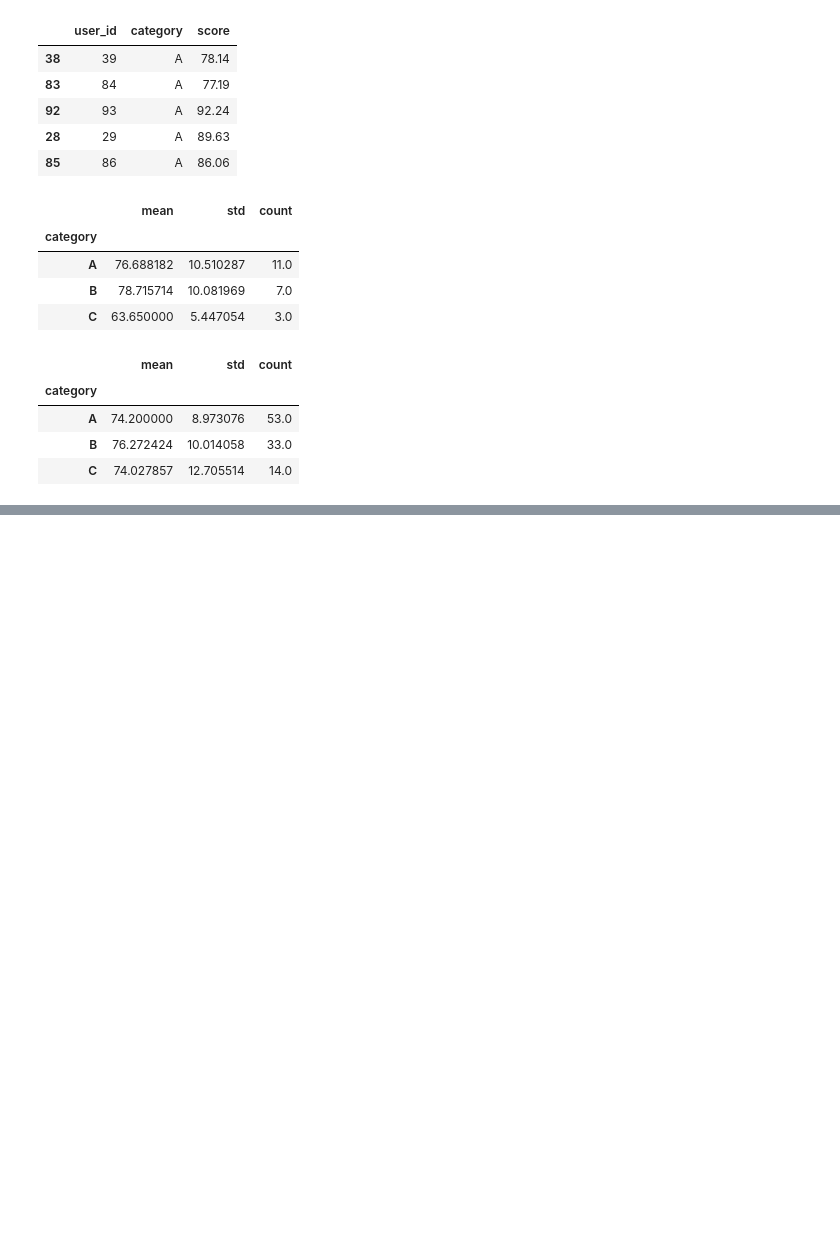
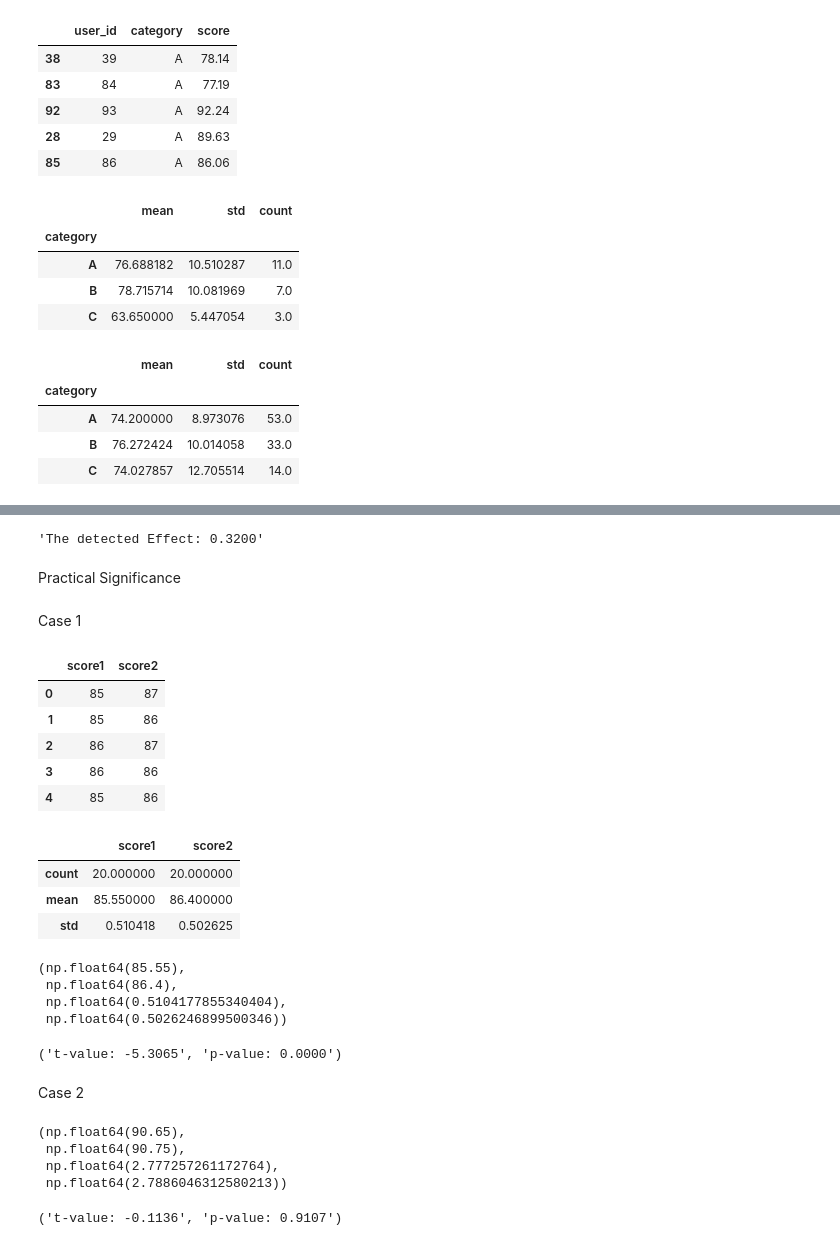
Before and after one commit to karamian-ani/data_analytics_with_python, a Jupyter notebook: notebooks/12_ab_testing_theory.ipynb, the cells around one changed output, grey strips where cells are left out. Drawn from its saved outputs; the diff is of its cells as text; code cells hidden in the pictures; blank space fills up the shorter version.

```diff
--- a/notebooks/12_ab_testing_theory.ipynb
+++ b/notebooks/12_ab_testing_theory.ipynb
@@ -123,0 +315,6 @@ stratified_sampling.head()
+# %%
+f"The detected Effect: {diff/sd_pooled:.4F}"
+# %% [output]
+'The detected Effect: 0.3200'
+# %% [markdown]
+Practical Significance
@@ -123,0 +334,49 @@ stratified_sampling.head()
+# %% [markdown]
+Case 1
+# %%
+case1=pd.read_csv("../data/ab_testing/case1.csv")
+case1.head()
+# %% [output]
+|  | score1 | score2 |
+| 0 | 85 | 87 |
+| 1 | 85 | 86 |
+| 2 | 86 | 87 |
+| 3 | 86 | 86 |
+| 4 | 85 | 86 |
+# %%
+case1.describe().loc[['count','mean','std']]
+# %% [output]
+|  | score1 | score2 |
+| count | 20.000000 | 20.000000 |
+| mean | 85.550000 | 86.400000 |
+| std | 0.510418 | 0.502625 |
+# %%
+# t-test for case 1
+c1=measures(case1)
+c1
+# %% [output]
+(np.float64(85.55),
+ np.float64(86.4),
+ np.float64(0.5104177855340404),
+ np.float64(0.5026246899500346))
+# %%
+ttest(*c1,20)
+# %% [output]
+('t-value: -5.3065', 'p-value: 0.0000')
+# %% [markdown]
+Case 2
+# %%
+case2=pd.read_csv("../data/ab_testing/case2.csv")
+case2.head()
+
+c2 = measures(case2)
+c2
+# %% [output]
+(np.float64(90.65),
+ np.float64(90.75),
+ np.float64(2.777257261172764),
+ np.float64(2.7886046312580213))
+# %%
+ttest(*c2,20)
+# %% [output]
+('t-value: -0.1136', 'p-value: 0.9107')
```
Also changed, not shown: parts of 32 cells of this notebook.
